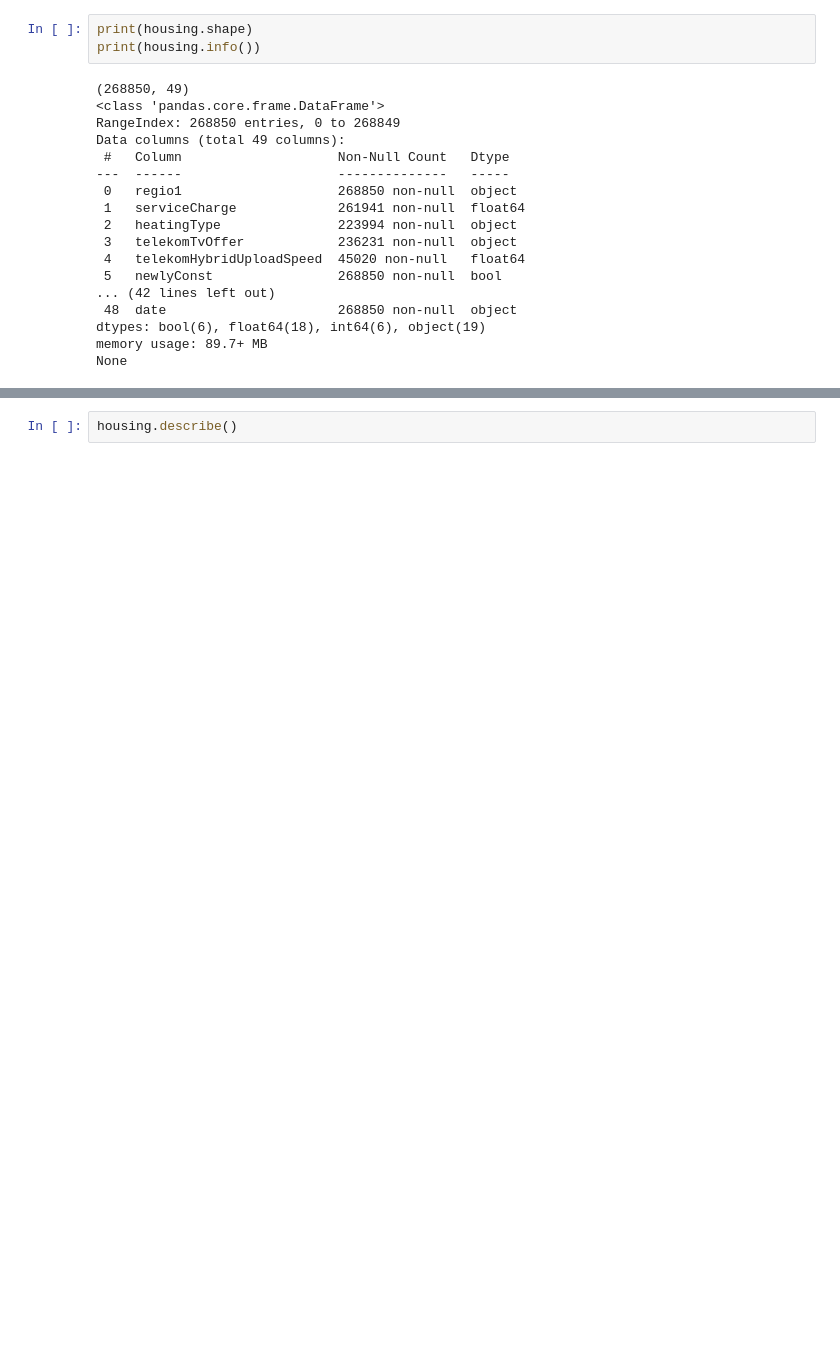
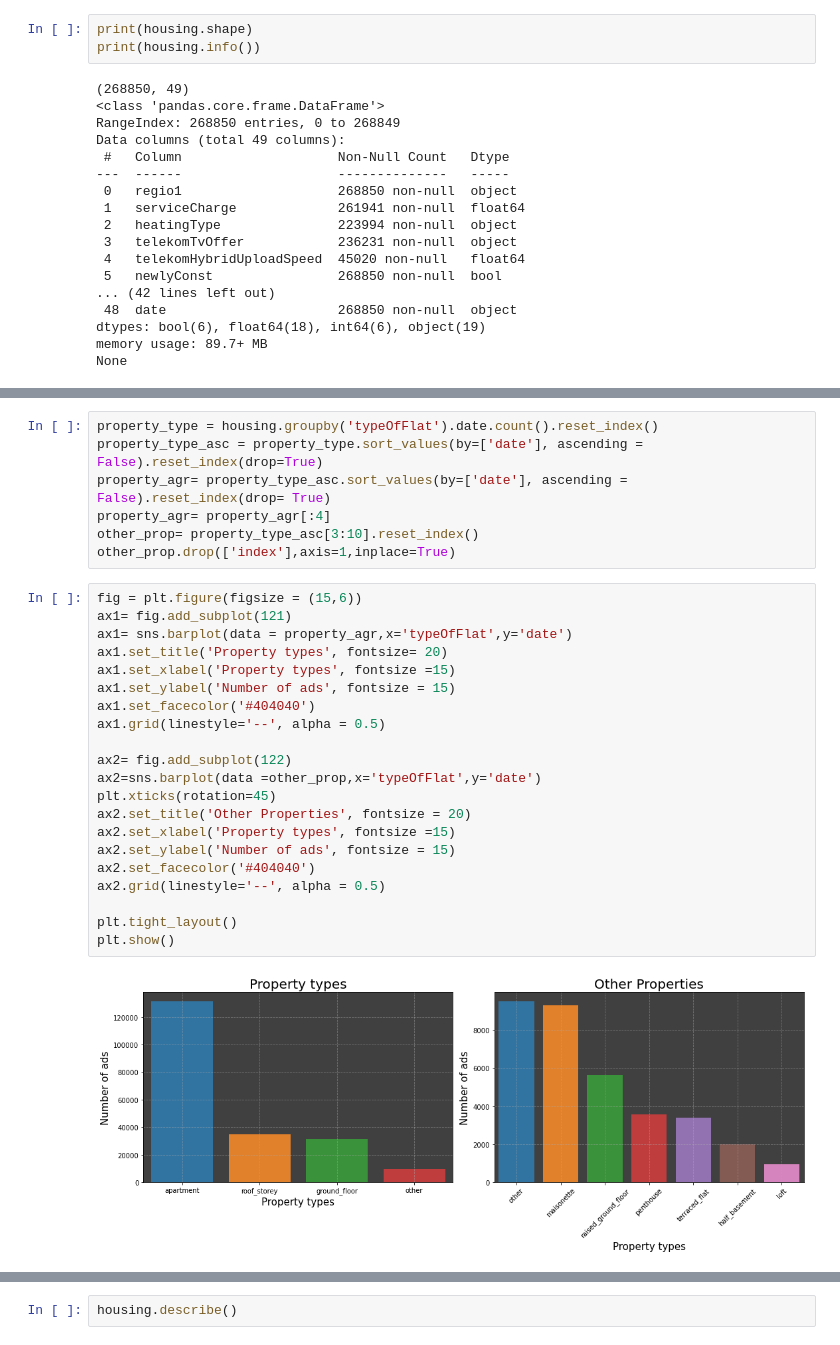
Before and after one commit to eriglesias/housing_prices_DEU, a Jupyter notebook: housing_analysis_de.ipynb, the cells around one changed output, grey strips where cells are left out. Drawn from its saved outputs; the diff is of its cells as text; blank space fills up the shorter version.

Commit message:
first graphing and Exploratory Data Analysis

```diff
--- a/housing_analysis_de.ipynb
+++ b/housing_analysis_de.ipynb
@@ -70,0 +181,30 @@ dtype: int64
+# %%
+property_type = housing.groupby('typeOfFlat').date.count().reset_index()
+property_type_asc = property_type.sort_values(by=['date'], ascending = False).reset_index(drop=True)
+property_agr= property_type_asc.sort_values(by=['date'], ascending = False).reset_index(drop= True)
+property_agr= property_agr[:4]
+other_prop= property_type_asc[3:10].reset_index()
+other_prop.drop(['index'],axis=1,inplace=True)
+# %%
+fig = plt.figure(figsize = (15,6))
+ax1= fig.add_subplot(121)
+ax1= sns.barplot(data = property_agr,x='typeOfFlat',y='date')
+ax1.set_title('Property types', fontsize= 20)
+ax1.set_xlabel('Property types', fontsize =15)
+ax1.set_ylabel('Number of ads', fontsize = 15)
+ax1.set_facecolor('#404040')
+ax1.grid(linestyle='--', alpha = 0.5)
+
+ax2= fig.add_subplot(122)
+ax2=sns.barplot(data =other_prop,x='typeOfFlat',y='date')
+plt.xticks(rotation=45)
+ax2.set_title('Other Properties', fontsize = 20)
+ax2.set_xlabel('Property types', fontsize =15)
+ax2.set_ylabel('Number of ads', fontsize = 15)
+ax2.set_facecolor('#404040')
+ax2.grid(linestyle='--', alpha = 0.5)
+
+plt.tight_layout()
+plt.show()
+# %% [output]
+[figure, added]
```
Also changed, not shown: parts of 21 cells of this notebook.
